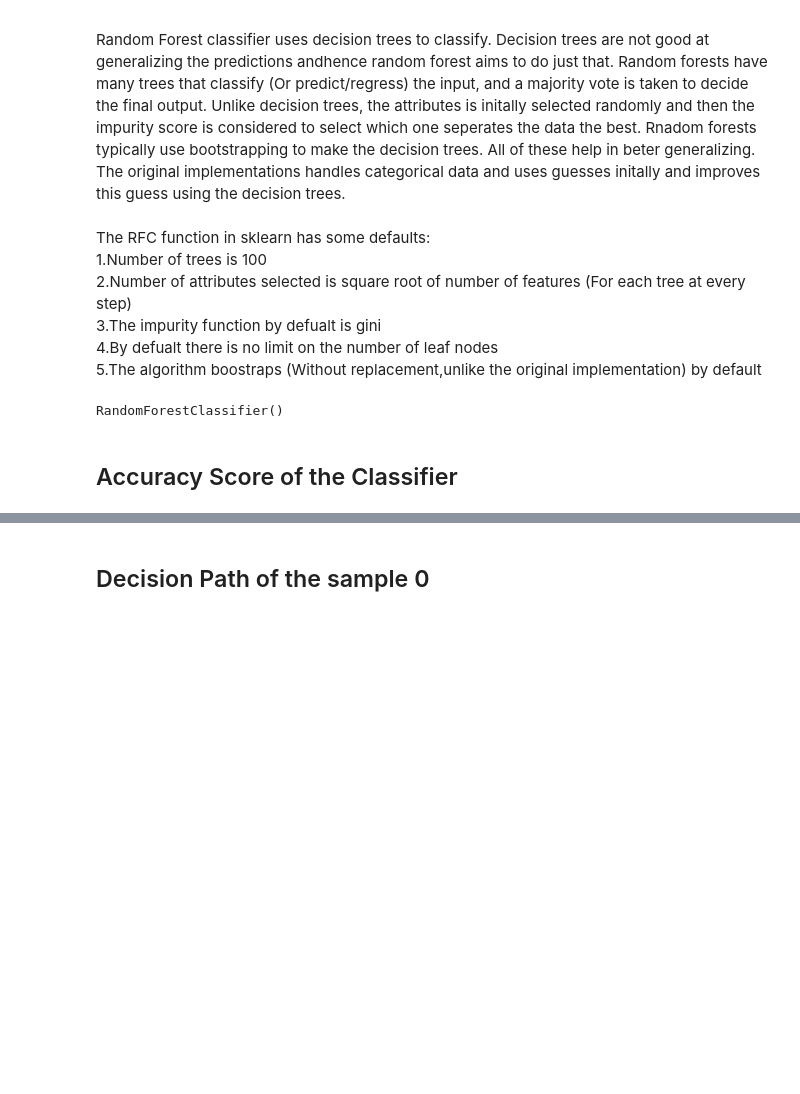
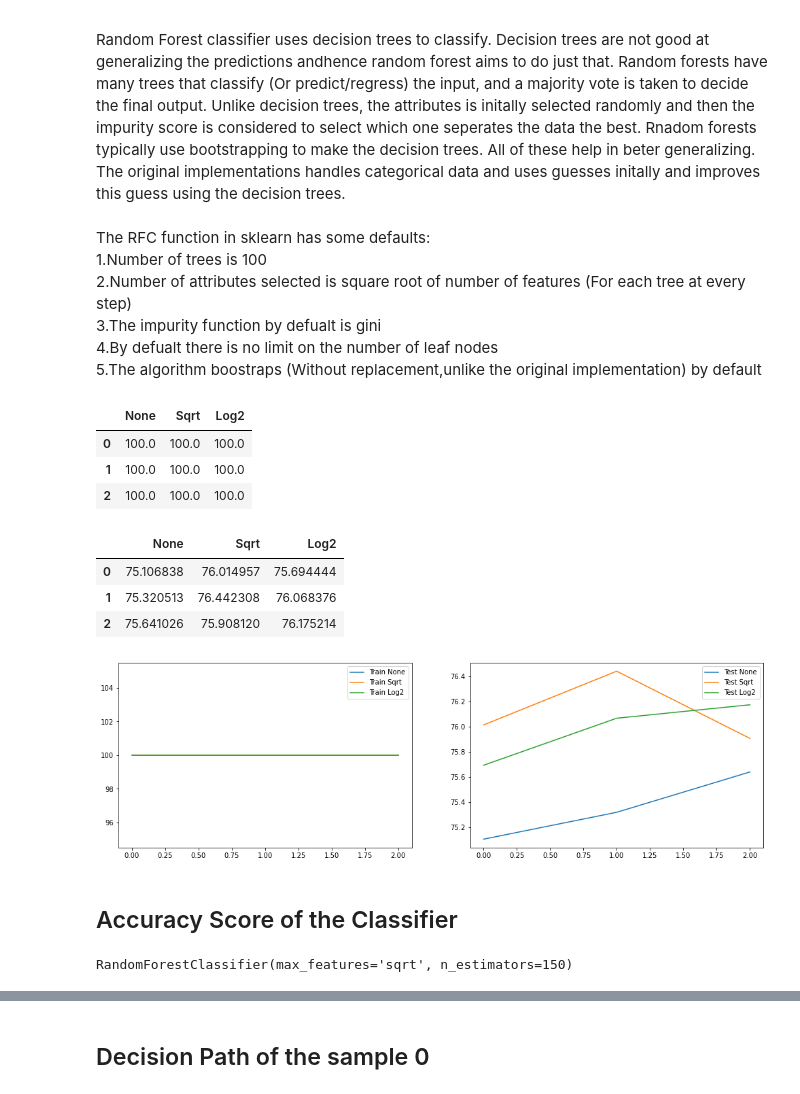
Before and after one commit to usuallyunusual/ML_Mini_Projects, a Jupyter notebook: Random Forest Classifier/Random Forest Classifier.ipynb, the cells around one changed output, grey strips where cells are left out. Saved outputs shown, nothing was run; the diff lists cells and outputs as text; code cells hidden in the pictures; blank space fills up the shorter version.

```diff
--- a/Random Forest Classifier/Random Forest Classifier.ipynb
+++ b/Random Forest Classifier/Random Forest Classifier.ipynb
@@ -368,8 +381,3 @@ The RFC function in sklearn has some defaults:<br>
 3.The impurity function by defualt is gini<br>
 4.By defualt there is no limit on the number of leaf nodes<br>
 5.The algorithm boostraps (Without replacement,unlike the original implementation) by default
-# %%
-model_forest = RFC()
-model_forest.fit(train_data,train_labels)
-# %% [output]
-RandomForestClassifier()
@@ -376,5 +397,36 @@ RandomForestClassifier()
+# %%
+train = pd.DataFrame(train_scores,columns = ["None","Sqrt","Log2"] )
+train
+# %% [output]
+|  | None | Sqrt | Log2 |
+| 0 | 100.0 | 100.0 | 100.0 |
+| 1 | 100.0 | 100.0 | 100.0 |
+| 2 | 100.0 | 100.0 | 100.0 |
+# %%
+test = pd.DataFrame(test_scores,columns = ["None","Sqrt","Log2"])
+test
+# %% [output]
+|  | None | Sqrt | Log2 |
+| 0 | 75.106838 | 76.014957 | 75.694444 |
+| 1 | 75.320513 | 76.442308 | 76.068376 |
+| 2 | 75.641026 | 75.908120 | 76.175214 |
+# %%
+fig,ax = plt.subplots(1,2,figsize = (17,5))
+for col in train.columns:
+    ax[0].plot(train.index,train[col],label = "Train "+col)
+    ax[0].legend()
+for col in test.columns:
+    ax[1].plot(test.index,test[col],label = "Test "+col)
+    ax[1].legend()
+# %% [output]
+[figure, added]
 # %% [markdown]
 ## Accuracy Score of the Classifier
+# %%
+model_forest = RFC(n_estimators = 150,max_features = "sqrt")
+model_forest.fit(train_data,train_labels)
+# %% [output]
+RandomForestClassifier(max_features='sqrt', n_estimators=150)
 # %%
 print("Train accuracy: ",model_forest.score(train_data,train_labels)*100)
 print("Test accuracy: ",model_forest.score(test_data,test_labels)*100)
```
Also changed, not shown: parts of 12 cells of this notebook, 2 other files.
